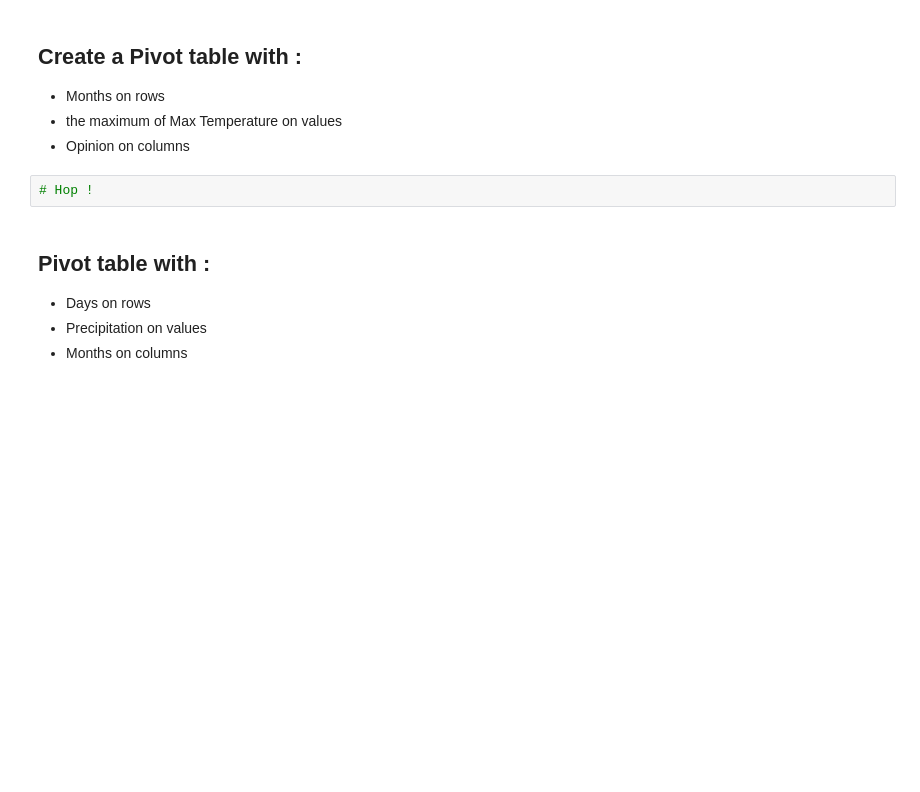
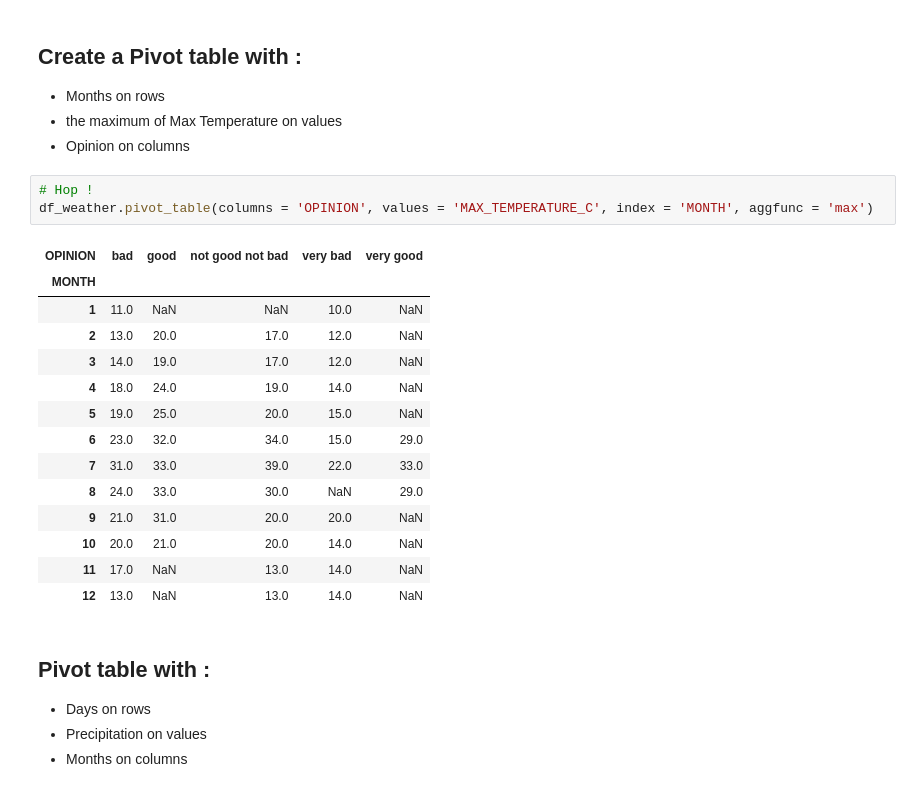
Before and after one commit to DorotheeCatry/python-basics-simplon, a Jupyter notebook: challenge/Python_2.20_pivot_table.ipynb, the cells around one changed output. Cells and saved outputs as stored; diff of their text form; blank space fills up the shorter version.

```diff
--- a/challenge/Python_2.20_pivot_table.ipynb
+++ b/challenge/Python_2.20_pivot_table.ipynb
@@ -37,8 +206,24 @@ df_weather.pivot_table(values = 'MAX_TEMPERATURE_C', index = 'MONTH', aggfunc =
 - Months on rows
 - the maximum of Max Temperature on values
 - Opinion on columns
-# %%
-# Hop !
+# %%
+# Hop !
+df_weather.pivot_table(columns = 'OPINION', values = 'MAX_TEMPERATURE_C', index = 'MONTH', aggfunc = 'max')
+# %% [output]
+| OPINION | bad | good | not good not bad | very bad | very good |
+| MONTH |  |  |  |  |  |
+| 1 | 11.0 | NaN | NaN | 10.0 | NaN |
+| 2 | 13.0 | 20.0 | 17.0 | 12.0 | NaN |
+| 3 | 14.0 | 19.0 | 17.0 | 12.0 | NaN |
+| 4 | 18.0 | 24.0 | 19.0 | 14.0 | NaN |
+| 5 | 19.0 | 25.0 | 20.0 | 15.0 | NaN |
+| 6 | 23.0 | 32.0 | 34.0 | 15.0 | 29.0 |
+| 7 | 31.0 | 33.0 | 39.0 | 22.0 | 33.0 |
+| 8 | 24.0 | 33.0 | 30.0 | NaN | 29.0 |
+| 9 | 21.0 | 31.0 | 20.0 | 20.0 | NaN |
+| 10 | 20.0 | 21.0 | 20.0 | 14.0 | NaN |
+| 11 | 17.0 | NaN | 13.0 | 14.0 | NaN |
+| 12 | 13.0 | NaN | 13.0 | 14.0 | NaN |
 # %% [markdown]
 ## Pivot table with :
 - Days on rows
```
Also changed, not shown: parts of 12 cells of this notebook, 2 other files.
